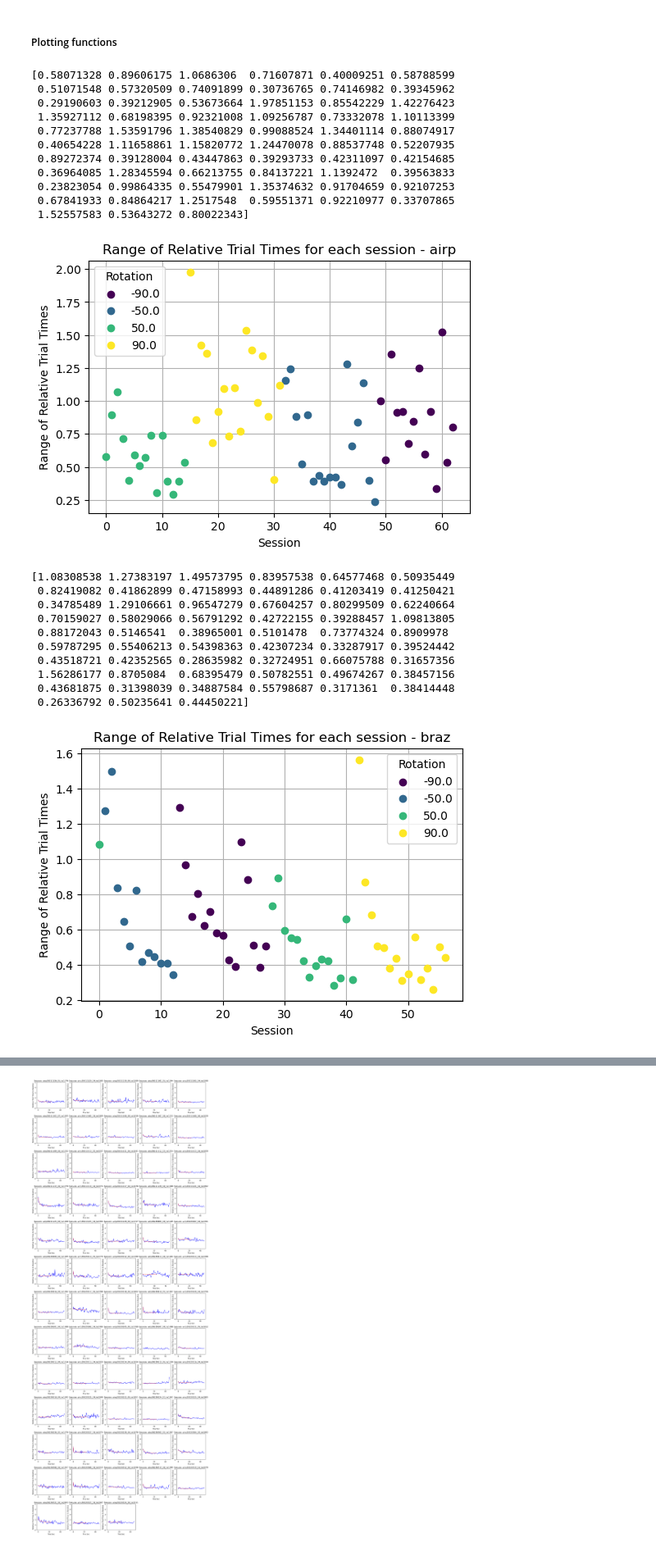
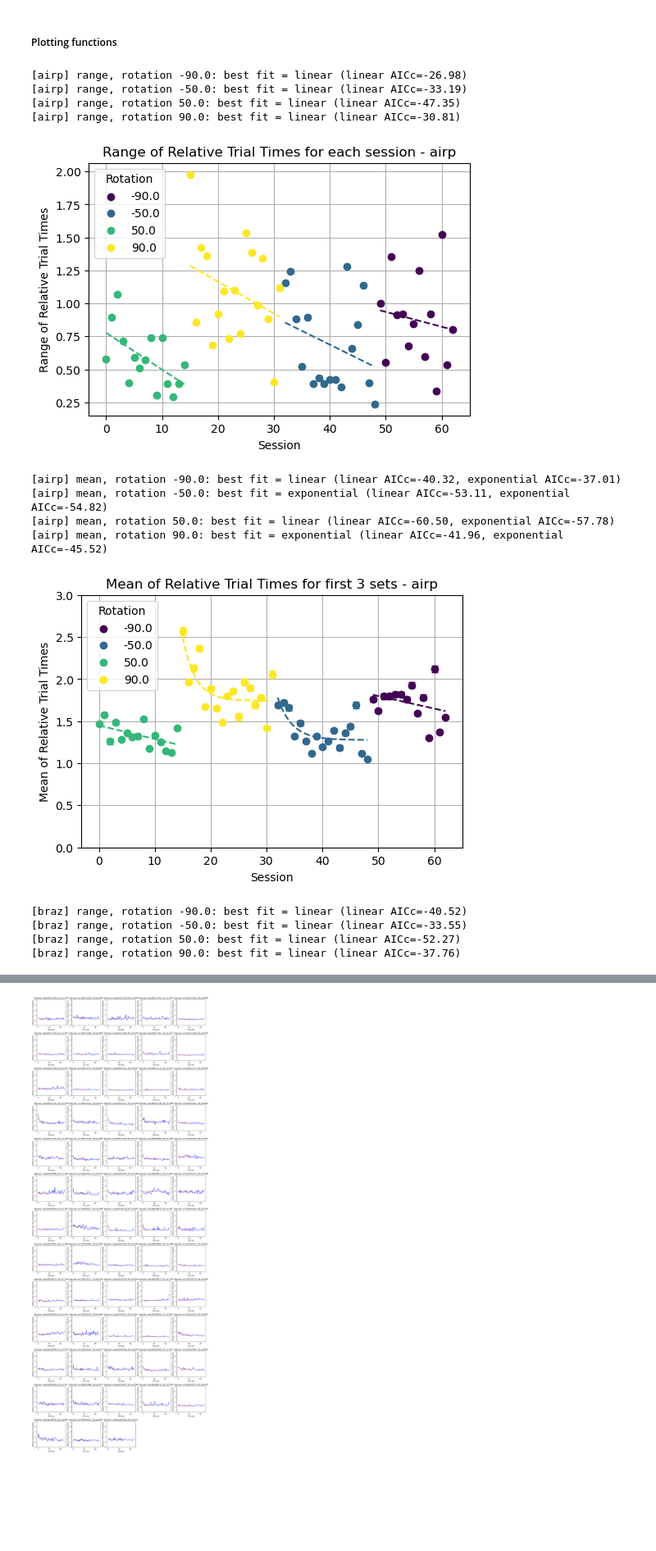
Before and after one commit to santacruzlab/NeuronTracking, a Jupyter notebook: sri/sri_analysis.ipynb, the cells around one changed output, grey strips where cells are left out. Shown at 82% size. Drawn from its saved outputs; the diff is of its cells as text; code cells hidden in the pictures; blank space fills up the shorter version.

Commit message:
curve fitting and more figure generating

```diff
--- a/sri/sri_analysis.ipynb
+++ b/sri/sri_analysis.ipynb
@@ -1304,31 +1378,22 @@ def plot_rel_trial_time_means(subj, df, fitting = False):
 # %%
 for s, df in zip(subj, [airp_df, braz_df]):
     # plot_k_parameter(s, df)
     # plot_c_parameter(s, df)
-    plot_rel_trial_time_range(s, df)
+    plot_rel_trial_time_range(s, df, mode='linear')
     # plot_rel_trial_time_std(s, df)
-    # plot_rel_trial_time_means(s, df)
+    plot_rel_trial_time_means(s, df, n_sets=3, mode='auto')
 # %% [output]
-[0.58071328 0.89606175 1.0686306  0.71607871 0.40009251 0.58788599
- 0.51071548 0.57320509 0.74091899 0.30736765 0.74146982 0.39345962
- 0.29190603 0.39212905 0.53673664 1.97851153 0.85542229 1.42276423
- 1.35927112 0.68198395 0.92321008 1.09256787 0.73332078 1.10113399
- 0.77237788 1.53591796 1.38540829 0.99088524 1.34401114 0.88074917
- 0.40654228 1.11658861 1.15820772 1.24470078 0.88537748 0.52207935
- 0.89272374 0.39128004 0.43447863 0.39293733 0.42311097 0.42154685
- 0.36964085 1.28345594 0.66213755 0.84137221 1.1392472  0.39563833
- 0.23823054 0.99864335 0.55479901 1.35374632 0.91704659 0.92107253
- 0.67841933 0.84864217 1.2517548  0.59551371 0.92210977 0.33707865
- 1.52557583 0.53643272 0.80022343]
+[airp] range, rotation -90.0: best fit = linear (linear AICc=-26.98)
+[airp] range, rotation -50.0: best fit = linear (linear AICc=-33.19)
+[airp] range, rotation 50.0: best fit = linear (linear AICc=-47.35)
+[airp] range, rotation 90.0: best fit = linear (linear AICc=-30.81)
-[figure, old version]
+[figure, new version]
-[1.08308538 1.27383197 1.49573795 0.83957538 0.64577468 0.50935449
- 0.82419082 0.41862899 0.47158993 0.44891286 0.41203419 0.41250421
- 0.34785489 1.29106661 0.96547279 0.67604257 0.80299509 0.62240664
- 0.70159027 0.58029066 0.56791292 0.42722155 0.39288457 1.09813805
- 0.88172043 0.5146541  0.38965001 0.5101478  0.73774324 0.8909978
- 0.59787295 0.55406213 0.54398363 0.42307234 0.33287917 0.39524442
- 0.43518721 0.42352565 0.28635982 0.32724951 0.66075788 0.31657356
- 1.56286177 0.8705084  0.68395479 0.50782551 0.49674267 0.38457156
- 0.43681875 0.31398039 0.34887584 0.55798687 0.3171361  0.38414448
- 0.26336792 0.50235641 0.44450221]
+[airp] mean, rotation -90.0: best fit = linear (linear AICc=-40.32, exponential AICc=-37.01)
+[airp] mean, rotation -50.0: best fit = exponential (linear AICc=-53.11, exponential AICc=-54.82)
+[airp] mean, rotation 50.0: best fit = linear (linear AICc=-60.50, exponential AICc=-57.78)
+[airp] mean, rotation 90.0: best fit = exponential (linear AICc=-41.96, exponential AICc=-45.52)
-[figure, old version]
+[figure, new version]
+[braz] range, rotation -90.0: best fit = linear (linear AICc=-40.52)
+[braz] range, rotation -50.0: best fit = linear (linear AICc=-33.55)
+[braz] range, rotation 50.0: best fit = linear (linear AICc=-52.27)
+[braz] range, rotation 90.0: best fit = linear (linear AICc=-37.76)
```
Also changed, not shown: parts of 4 cells of this notebook.
